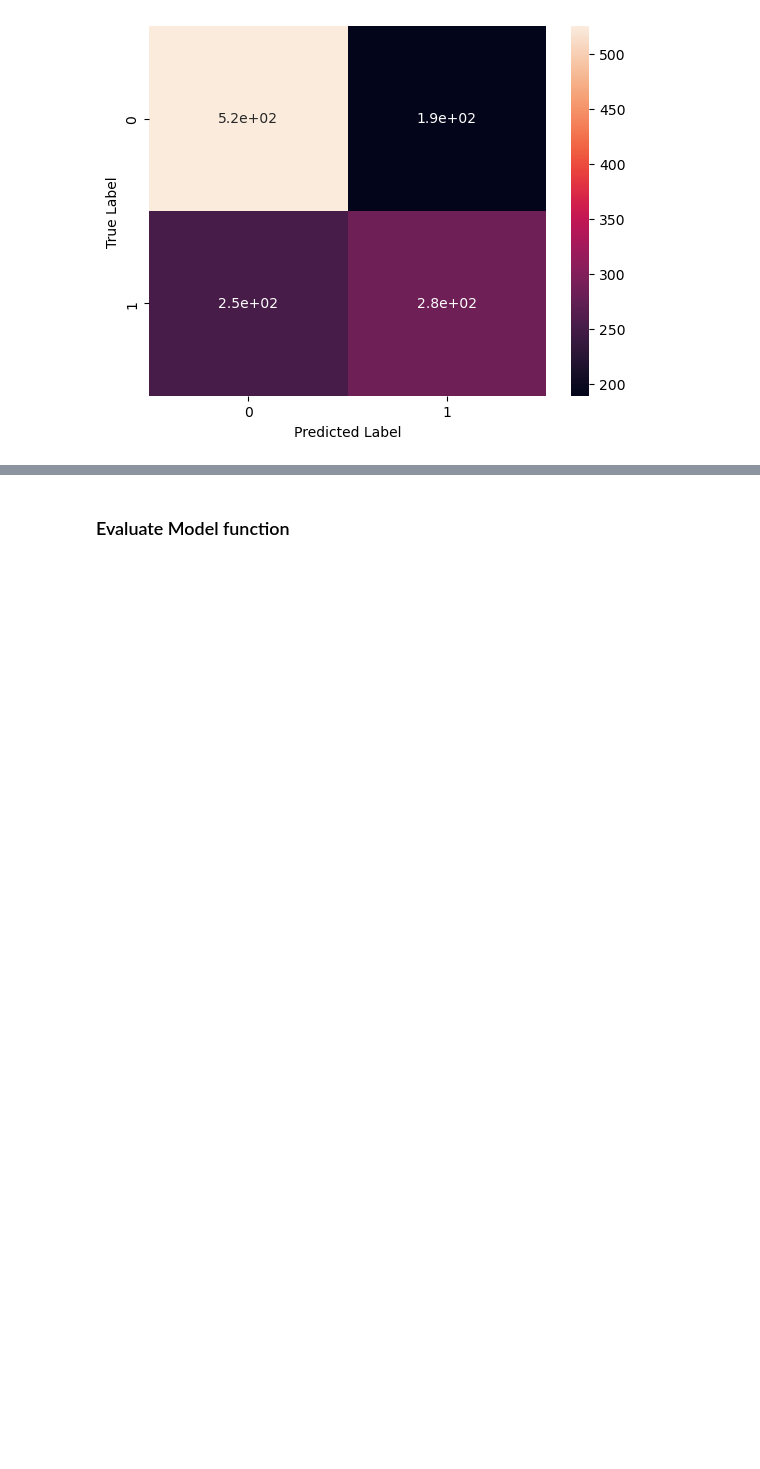
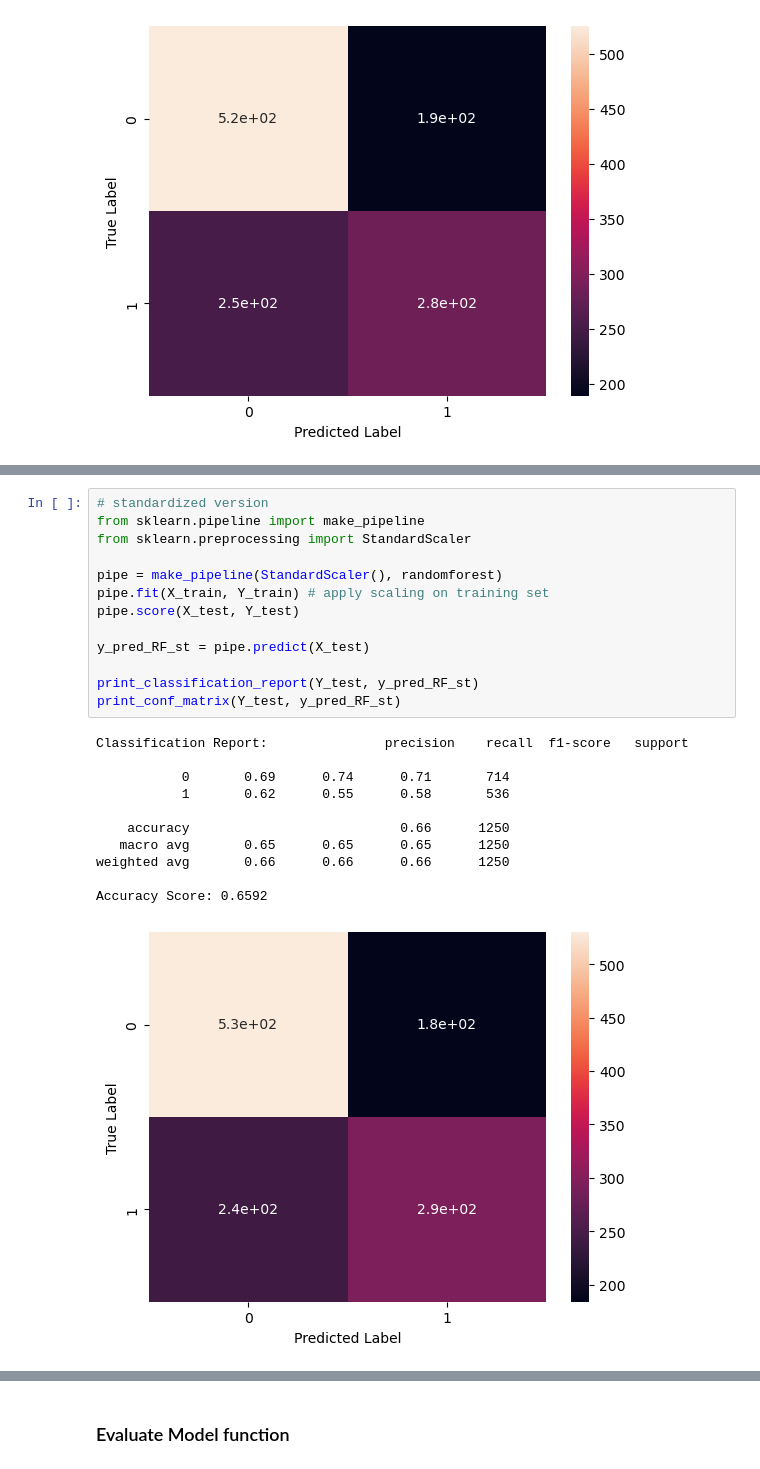
Before and after one commit to alim0118/customer-churn-predictor, a Jupyter notebook: Churn_Predictor.ipynb, the cells around one changed output, grey strips where cells are left out. Drawn from its saved outputs; the diff is of its cells as text; blank space fills up the shorter version.

```diff
--- a/Churn_Predictor.ipynb
+++ b/Churn_Predictor.ipynb
@@ -668,0 +692,25 @@ Accuracy Score: 0.6464
+# %%
+# standardized version
+from sklearn.pipeline import make_pipeline
+from sklearn.preprocessing import StandardScaler
+
+pipe = make_pipeline(StandardScaler(), randomforest)
+pipe.fit(X_train, Y_train) # apply scaling on training set
+pipe.score(X_test, Y_test)
+
+y_pred_RF_st = pipe.predict(X_test)
+
+print_classification_report(Y_test, y_pred_RF_st)
+print_conf_matrix(Y_test, y_pred_RF_st)
+# %% [output]
+Classification Report:               precision    recall  f1-score   support
+
+           0       0.69      0.74      0.71       714
+           1       0.62      0.55      0.58       536
+
+    accuracy                           0.66      1250
+   macro avg       0.65      0.65      0.65      1250
+weighted avg       0.66      0.66      0.66      1250
+
+Accuracy Score: 0.6592
+[figure, added]
```
Also changed, not shown: parts of 8 cells of this notebook.
